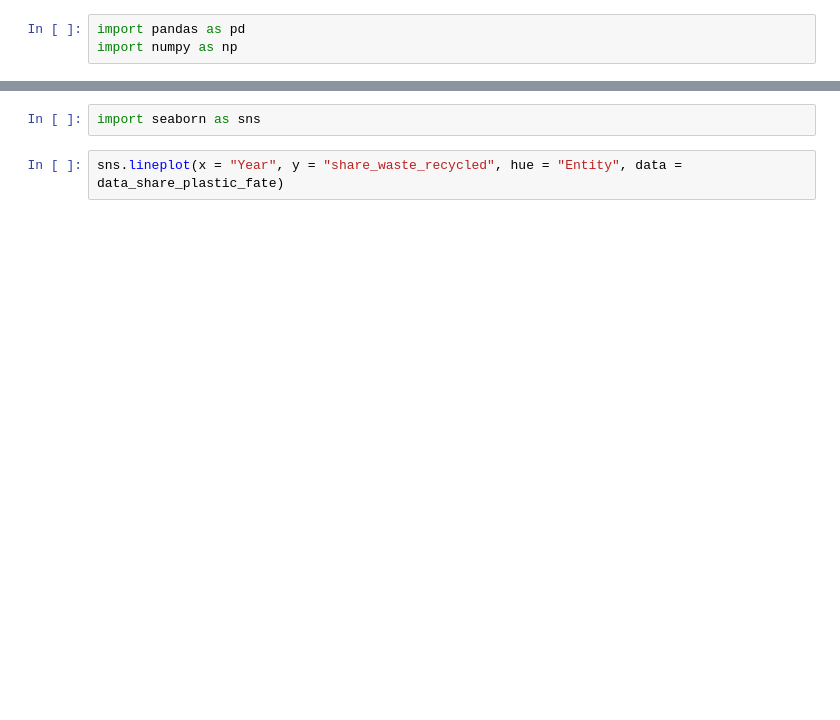
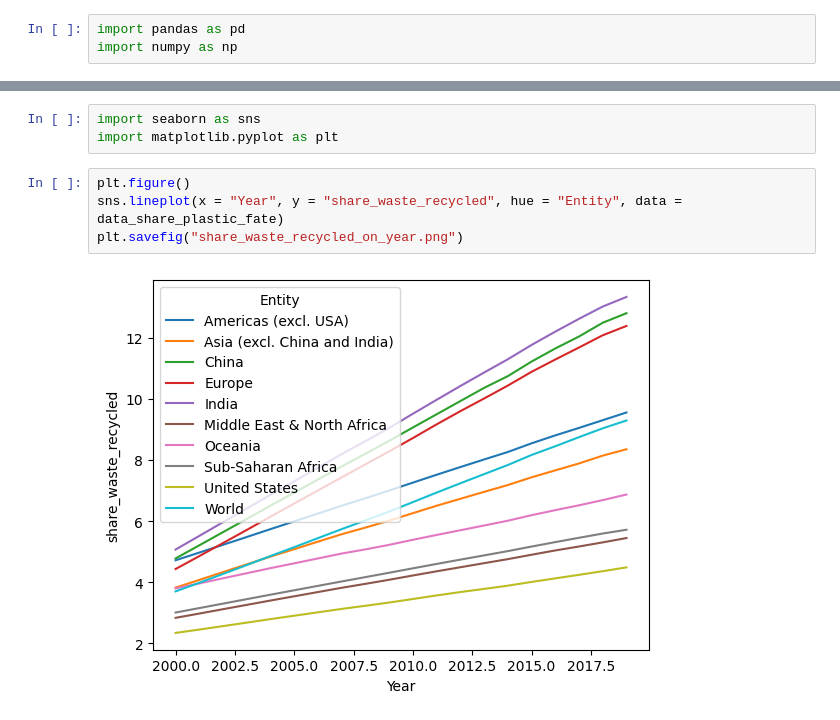
Before and after one commit to paxwritescode/machine_learning, a Jupyter notebook: explore_data.ipynb, the cells around one changed output, grey strips where cells are left out. Cells and saved outputs as stored; diff of their text form; blank space fills up the shorter version.

```diff
--- a/explore_data.ipynb
+++ b/explore_data.ipynb
@@ -20,4 +77,9 @@ data_share_plastic_fate.loc[data_share_plastic_fate["Entity"] == "Americas (excl
 # %%
 import seaborn as sns
+import matplotlib.pyplot as plt
 # %%
+plt.figure()
 sns.lineplot(x = "Year", y = "share_waste_recycled", hue = "Entity", data = data_share_plastic_fate)
+plt.savefig("share_waste_recycled_on_year.png")
+# %% [output]
+[figure, added]
```
Also changed, not shown: parts of 6 cells of this notebook, 1 other file.
